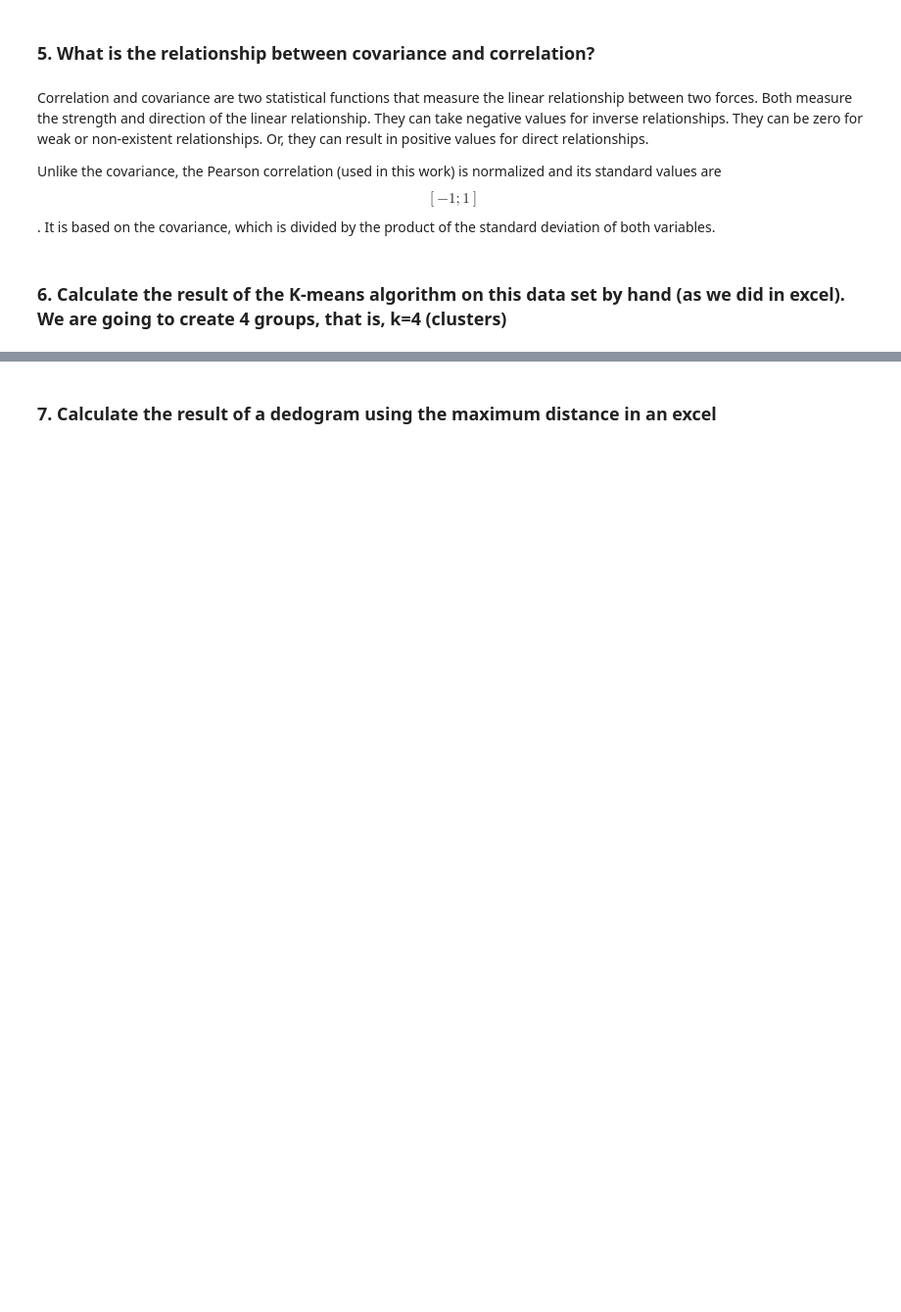
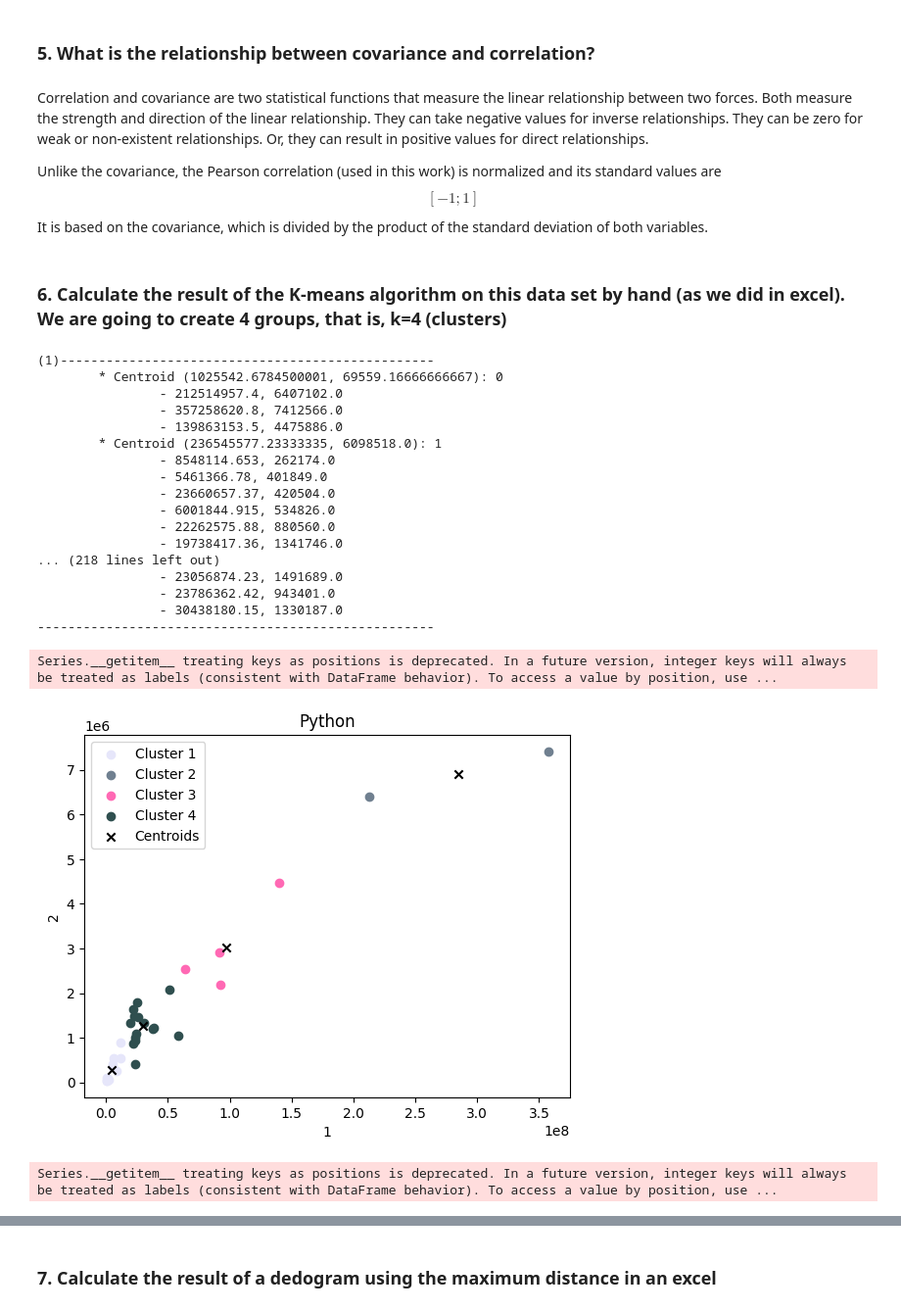
Before and after one commit to carlxs-txjada/Statistics-III-Homeworks, a Jupyter notebook: Data Exploration AND PCA/Src/Point 1.ipynb, the cells around one changed output, grey strips where cells are left out. Shown at 98% size. Saved outputs shown, nothing was run; the diff lists cells and outputs as text; code cells hidden in the pictures; blank space fills up the shorter version.

Commit message:
K-means is ready (Data needs to be scaled)

```diff
--- a/Data Exploration AND PCA/Src/Point 1.ipynb
+++ b/Data Exploration AND PCA/Src/Point 1.ipynb
@@ -390,6 +390,6 @@ The two covariances are equal.
 # %% [markdown]
 Correlation and covariance are two statistical functions that measure the linear relationship between two forces. Both measure the strength and direction of the linear relationship. They can take negative values for inverse relationships. They can be zero for weak or non-existent relationships. Or, they can result in positive values for direct relationships.
 
-Unlike the covariance, the Pearson correlation (used in this work) is normalized and its standard values are $$[-1; 1]$$. It is based on the covariance, which is divided by the product of the standard deviation of both variables.
+Unlike the covariance, the Pearson correlation (used in this work) is normalized and its standard values are $$[-1; 1]$$It is based on the covariance, which is divided by the product of the standard deviation of both variables.
 # %% [markdown]
 ### 6. Calculate the result of the K-means algorithm on this data set by hand (as we did in excel). We are going to create 4 groups, that is, k=4 (clusters)
@@ -395,0 +473,37 @@ Unlike the covariance, the Pearson correlation (used in this work) is normalized
+# %%
+'''
+columnx_1 = df['GDP Millions (x_1)']
+columnx_2 = df['Population (x_2)']
+columnx_3 = df['GDP per capita Millions (x_3)']
+'''
+
+k = 4
+dfKMeans = pd.DataFrame({'columnx_1': columnx_1, 'columnx_2': columnx_2})
+
+clustersPy, centroidsPy = calculateK_meansPython(dfKMeans, k)
+showCentroids(["1", "2", "Python"], clustersPy, centroidsPy)
+
+kmeans = KMeans(n_clusters=k).fit(dfKMeans)
+centroidsSkLearn = kmeans.cluster_centers_
+showCentroids(["1", "2", "skalearn"], assignClusters(dfKMeans, centroidsSkLearn), centroidsSkLearn)
+# %% [output]
+(1)-------------------------------------------------
+        * Centroid (1025542.6784500001, 69559.16666666667): 0
+                - 212514957.4, 6407102.0
+                - 357258620.8, 7412566.0
+                - 139863153.5, 4475886.0
+        * Centroid (236545577.23333335, 6098518.0): 1
+                - 8548114.653, 262174.0
+                - 5461366.78, 401849.0
+                - 23660657.37, 420504.0
+                - 6001844.915, 534826.0
+                - 22262575.88, 880560.0
+                - 19738417.36, 1341746.0
+... (218 lines left out)
+                - 23056874.23, 1491689.0
+                - 23786362.42, 943401.0
+                - 30438180.15, 1330187.0
+----------------------------------------------------
+Series.__getitem__ treating keys as positions is deprecated. In a future version, integer keys will always be treated as labels (consistent with DataFrame behavior). To access a value by position, use ...
+[figure, added]
+Series.__getitem__ treating keys as positions is deprecated. In a future version, integer keys will always be treated as labels (consistent with DataFrame behavior). To access a value by position, use ...
```
Also changed, not shown: parts of 7 cells of this notebook.
